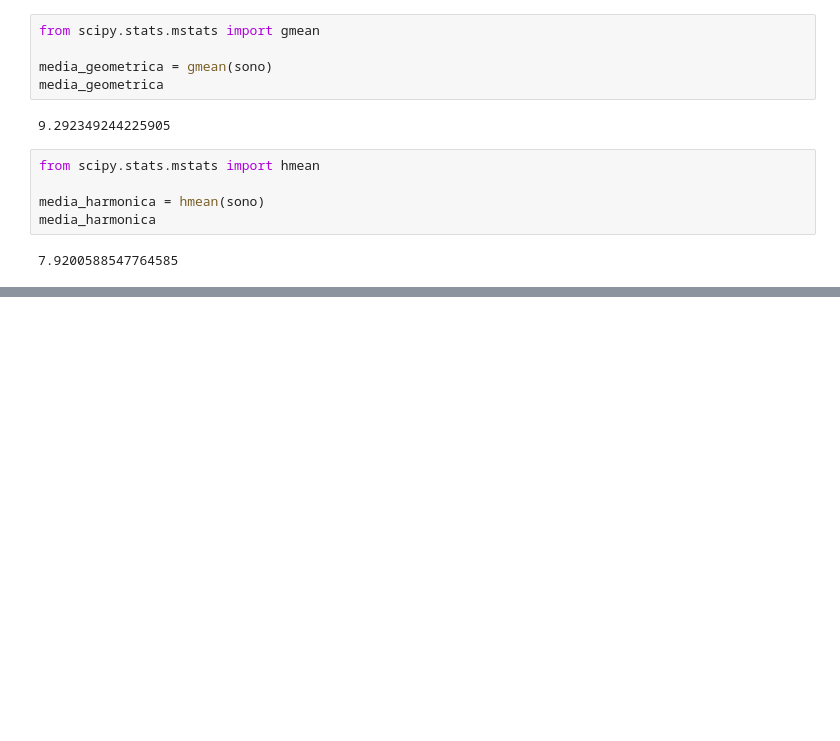
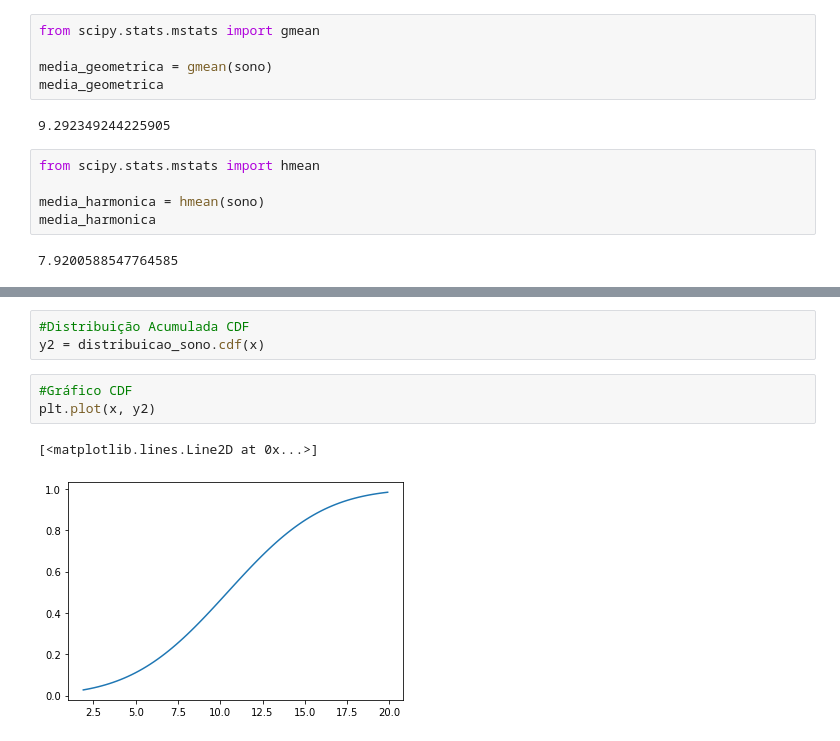
Before and after one commit to wernenveiga/fundamentos-de-ciencia-de-dados, a Jupyter notebook: Curso_de_Ciência_de_Dados.ipynb, the cells around one changed output, grey strips where cells are left out. Cells and saved outputs as stored; diff of their text form; blank space fills up the shorter version.

```diff
--- a/Curso_de_Ciência_de_Dados.ipynb
+++ b/Curso_de_Ciência_de_Dados.ipynb
@@ -252,0 +313,9 @@ media_harmonica
+# %%
+#Distribuição Acumulada CDF
+y2 = distribuicao_sono.cdf(x)
+# %%
+#Gráfico CDF
+plt.plot(x, y2)
+# %% [output]
+[<matplotlib.lines.Line2D at 0x...>]
+[figure, added]
```
Also changed, not shown: parts of 13 cells of this notebook.
